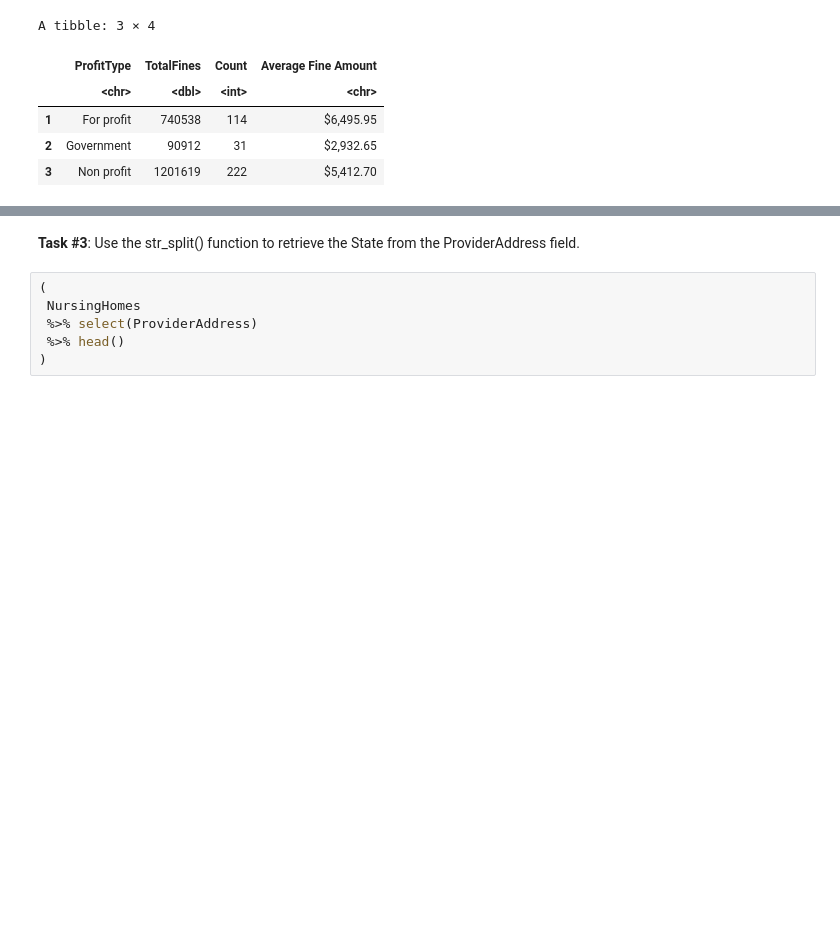
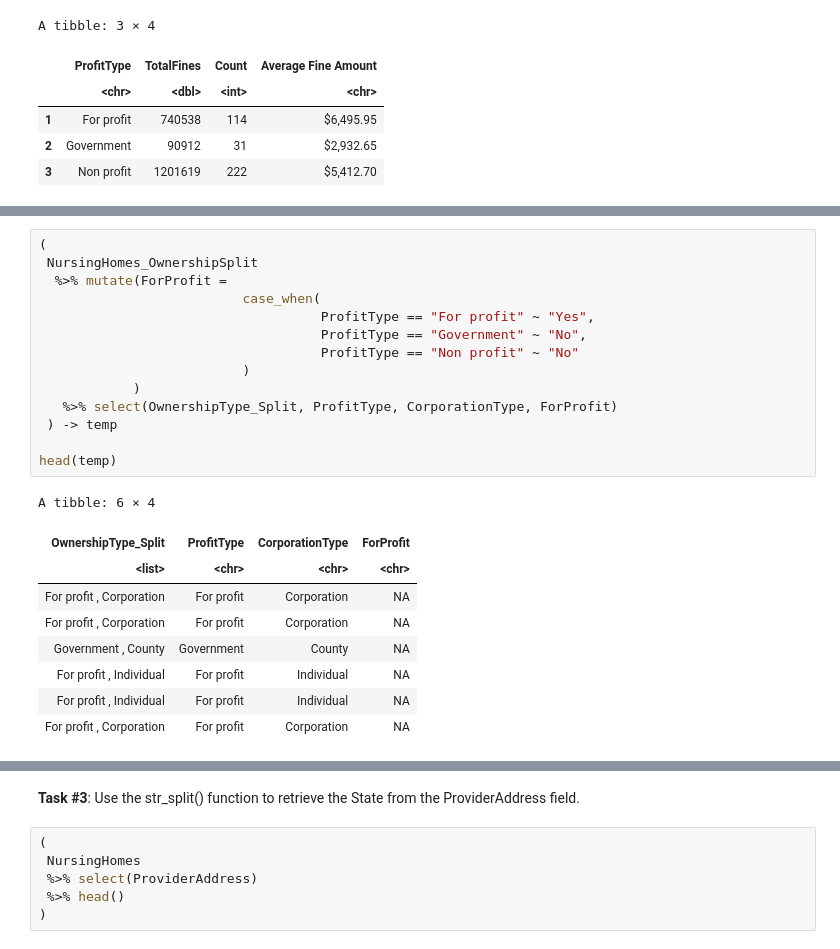
Before and after one commit to yardsale8/DSCI325, a Jupyter notebook: Module3_Part3_R.ipynb, the cells around one changed output, grey strips where cells are left out. Saved outputs shown, nothing was run; the diff lists cells and outputs as text; blank space fills up the shorter version.

```diff
--- a/Module3_Part3_R.ipynb
+++ b/Module3_Part3_R.ipynb
@@ -690,0 +716,24 @@ A tibble: 3 × 4
+# %%
+(
+ NursingHomes_OwnershipSplit
+  %>% mutate(ForProfit =
+                          case_when(
+                                    ProfitType == "For profit" ~ "Yes",
+                                    ProfitType == "Government" ~ "No",
+                                    ProfitType == "Non profit" ~ "No"
+                          )
+            )
+   %>% select(OwnershipType_Split, ProfitType, CorporationType, ForProfit)
+ ) -> temp
+
+head(temp)
+# %% [output]
+A tibble: 6 × 4
+| OwnershipType_Split | ProfitType | CorporationType | ForProfit |
+| <list> | <chr> | <chr> | <chr> |
+| For profit , Corporation | For profit | Corporation | NA |
+| For profit , Corporation | For profit | Corporation | NA |
+| Government , County | Government | County | NA |
+| For profit , Individual | For profit | Individual | NA |
+| For profit , Individual | For profit | Individual | NA |
+| For profit , Corporation | For profit | Corporation | NA |
```
Also changed, not shown: parts of 21 cells of this notebook.
